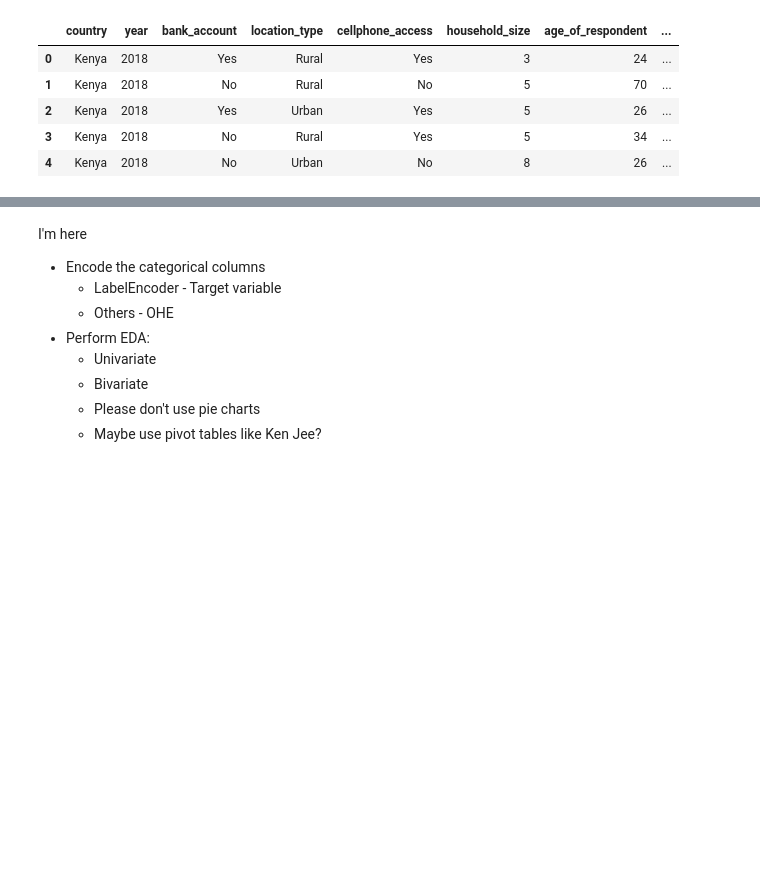
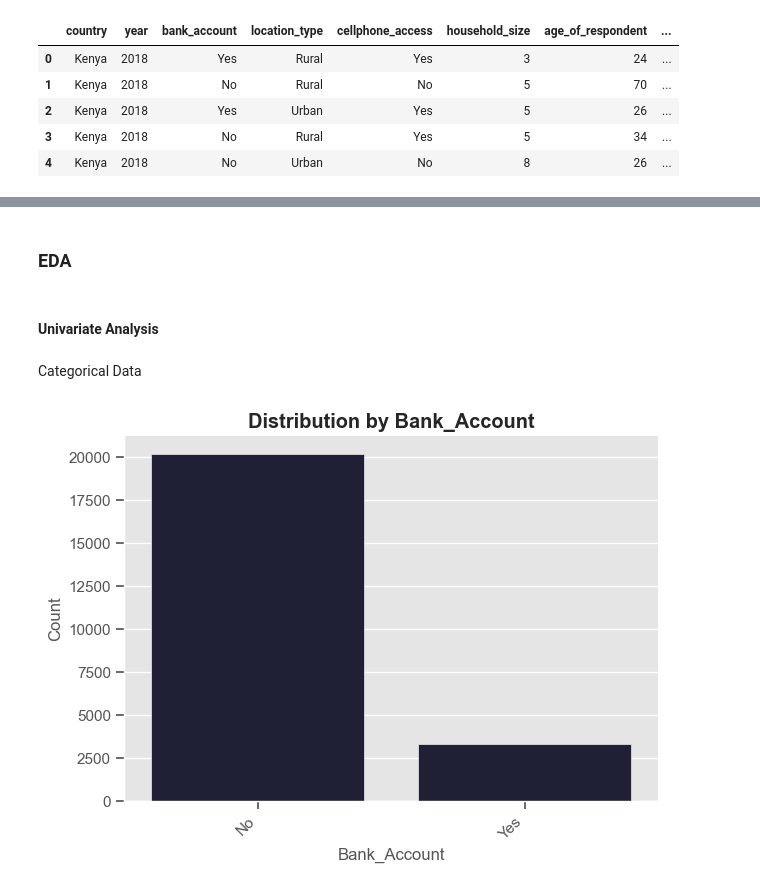
Before and after one commit to WaeniKakenyi/Financial_inclusion_in_Africa, a Jupyter notebook: Financial_inclusion_in_africa.ipynb, the cells around one changed output, grey strips where cells are left out. Cells and saved outputs as stored; diff of their text form; code cells hidden in the pictures; blank space fills up the shorter version.

```diff
--- a/Financial_inclusion_in_africa.ipynb
+++ b/Financial_inclusion_in_africa.ipynb
@@ -281,8 +309,8 @@ df.head()
 | 4 | Kenya | 2018 | No | Urban | No | 8 | 26 | ... |
 # %%
 # Show categorical and numerical
-categorical =  df.columns[df.dtypes == "object"].tolist()
-numerical = df.columns[df.dtypes == "int64"].tolist()
+categorical =  data.columns[data.dtypes == "object"].tolist()
+numerical = data.columns[data.dtypes == "int64"].tolist()
 print("\033[35m" + 'Categorical columns:' + "\033[0m")
 display(categorical)
 print("\033[35m" + 'Numerical columns:' + "\033[0m")
@@ -329,10 +358,41 @@ memory usage: 943.7+ KB
-# %% [markdown]
-I'm here
-- Encode the categorical columns
-    - LabelEncoder - Target variable
-    - Others - OHE
-- Perform EDA:
-    - Univariate
-    - Bivariate
-    - Please don't use pie charts
-    - Maybe use pivot tables like Ken Jee?
+# %% [markdown]
+### EDA
+# %% [markdown]
+#### Univariate Analysis
+# %%
+class UnivariateAnalysis:
+    def __init__(self, df=data):
+        self.df = data
+    def countplot(self,col):
+        sns.countplot(data=self.df, x=col, color='#1b1b3a')
+        plt.title('Distribution by {}'.format(col.title()),fontweight='bold')
+        plt.ylabel('Count')
+        plt.xlabel('{}'.format(col.title()))
+        plt.xticks( rotation=45, horizontalalignment="right")
+        plt.tight_layout()
+        plt.show()
+    def histplot(self, col):
+        sns.histplot(data=self.df, x=col, kde=True,color='#1b1b3a')
+        plt.title('Distribution by {}'.format(col.title()),fontweight='bold')
+        plt.ylabel('Count')
+        plt.xlabel('{}'.format(col.title()))
+    def plot_all_countplots(self, cols,ax=0):
+        figure, axs = plt.subplots(ncols=2, nrows=int(len(cols)/2), figsize=(15, 20))
+        for col, ax in zip(cols, axs.flatten()):
+            sns.countplot(data=self.df, x=col, color='#1b1b3a',
+                          order=self.df.groupby(col).size().sort_values().index[::-1], ax=ax)
+            ax.set_title('Distribution by {}'.format(col.title()), fontweight='bold')
+            ax.set_ylabel('Count')
+            ax.set_xlabel('{}'.format(col.title()))
+            plt.setp(ax.get_xticklabels(), rotation=45, ha="right")
+        plt.tight_layout()
+        plt.show()
+# %%
+univariate = UnivariateAnalysis(data)
+# %% [markdown]
+Categorical Data
+# %%
+# Target variable
+univariate.countplot('bank_account')
+# %% [output]
+[figure, added]
```
Also changed, not shown: parts of 37 cells of this notebook.
